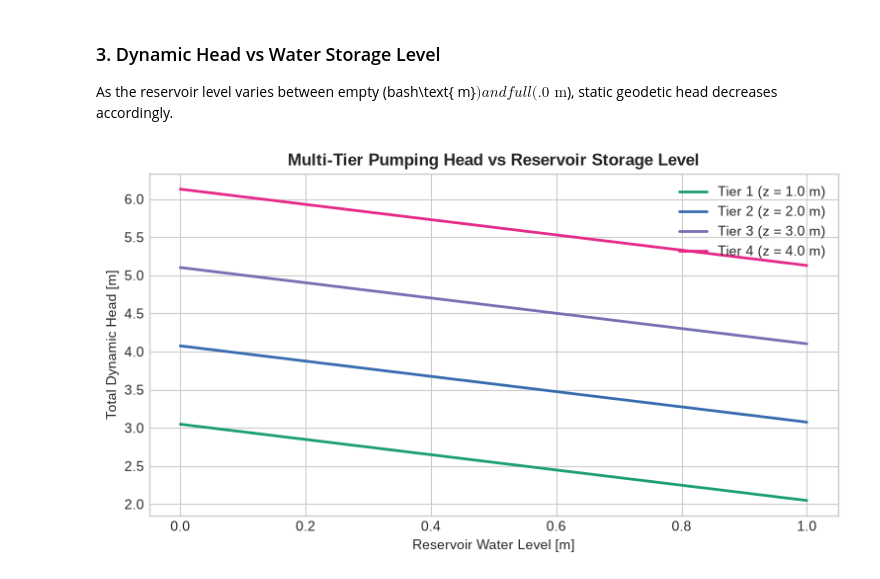
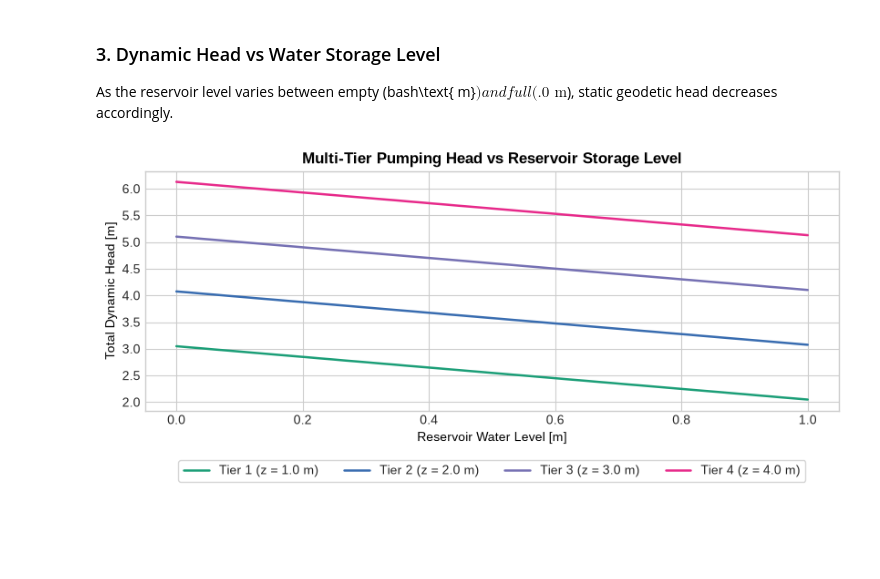
Before and after one commit to Frazcoding/Portfolio-Code, a Jupyter notebook: notebooks/03_hydrology_evapotranspiration_and_pumping.ipynb, the cells around one changed output. Drawn from its saved outputs; the diff is of its cells as text; code cells hidden in the pictures; blank space fills up the shorter version.

```diff
--- a/notebooks/03_hydrology_evapotranspiration_and_pumping.ipynb
+++ b/notebooks/03_hydrology_evapotranspiration_and_pumping.ipynb
@@ -83,16 +84,18 @@ df_audit
 ### 3. Dynamic Head vs Water Storage Level
 As the reservoir level varies between empty (bash\text{ m}$) and full (.0\text{ m}$), static geodetic head decreases accordingly.
 # %%
+manifold = VerticalHydraulicManifold()
 water_levels = np.linspace(0.0, 1.0, 50)
-plt.figure(figsize=(9, 4.5))
-for z, c in zip([1.0, 2.0, 3.0, 4.0], ["#1b9e77", "#386cb0", "#7570b3", "#e7298a"]):
-    heads = [calculate_tier_dynamic_head(z, h)['h_total_m'] for h in water_levels]
-    plt.plot(water_levels, heads, label=f"Tier {int(z)} (z = {z:.1f} m)", color=c, lw=2.0)
+plt.figure(figsize=(8.5, 4.0))
+for z, c in zip([1.0, 2.0, 3.0, 4.0], ['#1b9e77', '#386cb0', '#7570b3', '#e7298a']):
+    heads = [manifold.tier_dynamic_head(z, h)['h_total_m'] for h in water_levels]
+    plt.plot(water_levels, heads, label=f'Tier {int(z)} (z = {z:.1f} m)', color=c, lw=1.8)
 
-plt.xlabel("Reservoir Water Level [m]")
-plt.ylabel("Total Dynamic Head [m]")
-plt.title("Multi-Tier Pumping Head vs Reservoir Storage Level", fontweight="bold")
-plt.legend()
+plt.xlabel('Reservoir Water Level [m]', color='#000000')
+plt.ylabel('Total Dynamic Head [m]', color='#000000')
+plt.title('Multi-Tier Pumping Head vs Reservoir Storage Level', fontweight='bold', color='#000000')
+plt.legend(loc='upper center', bbox_to_anchor=(0.5, -0.18), ncol=4, frameon=True)
+plt.tight_layout()
 plt.show()
 # %% [output]
-[figure, old version]
+[figure, new version]
```
Also changed, not shown: parts of 3 cells of this notebook, 24 other files.
